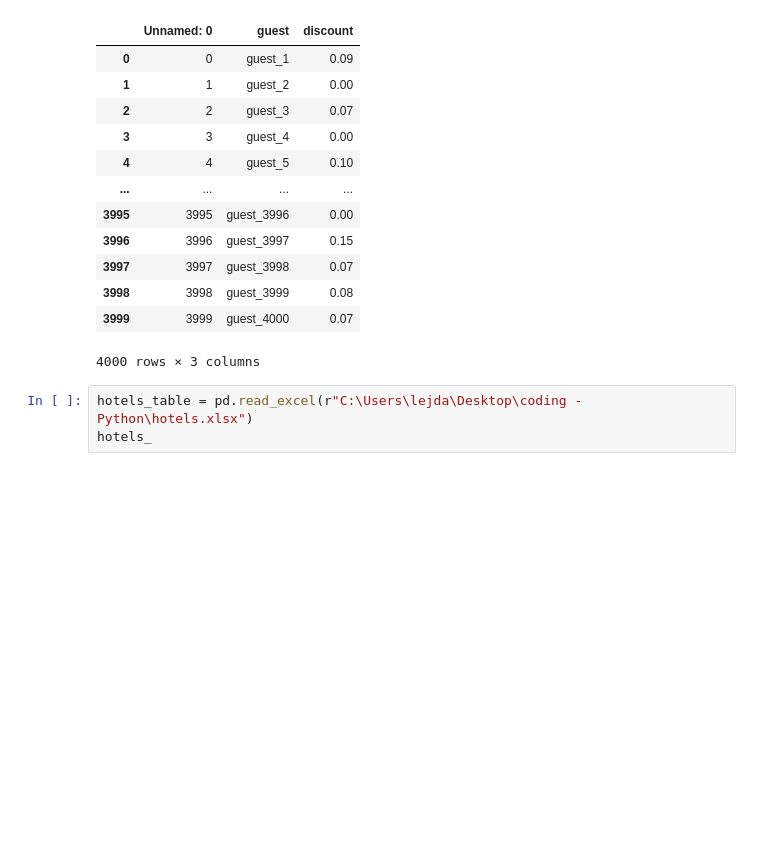
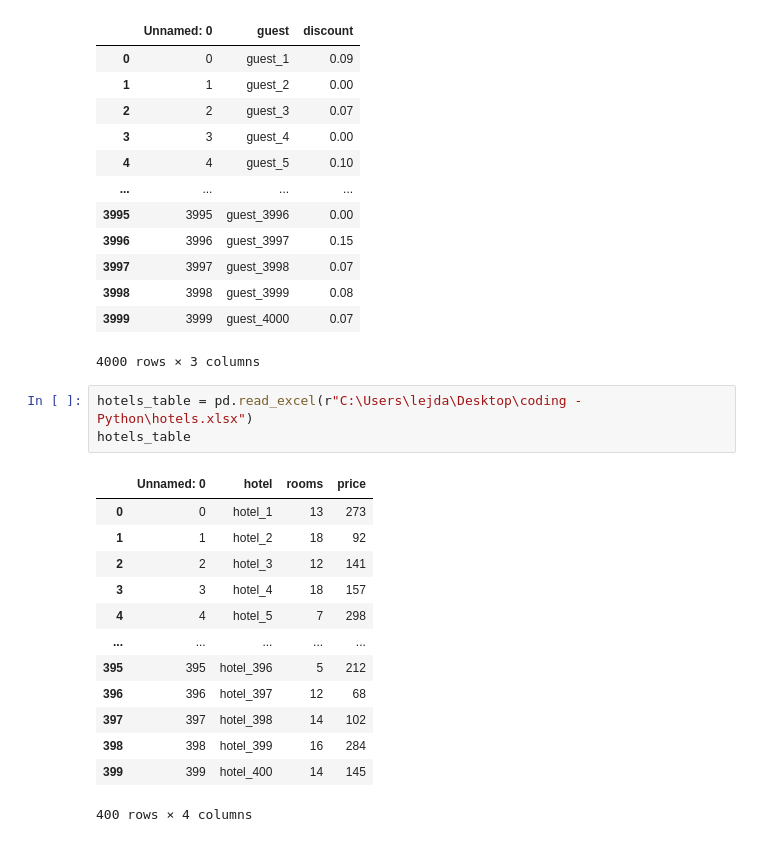
Before and after one commit to tundraparisi/dscoding-projects, a Jupyter notebook: lejda.kolaveri/hotel.project/hotel/project/HotelProject.ipynb, the cells around one changed output. Cells and saved outputs as stored; diff of their text form; blank space fills up the shorter version.

```diff
--- a/lejda.kolaveri/hotel.project/hotel/project/HotelProject.ipynb
+++ b/lejda.kolaveri/hotel.project/hotel/project/HotelProject.ipynb
@@ -23,4 +21,18 @@ guests_table
 4000 rows × 3 columns
 # %%
 hotels_table = pd.read_excel(r"C:\Users\lejda\Desktop\coding - Python\hotels.xlsx")
-hotels_
+hotels_table
+# %% [output]
+|  | Unnamed: 0 | hotel | rooms | price |
+| 0 | 0 | hotel_1 | 13 | 273 |
+| 1 | 1 | hotel_2 | 18 | 92 |
+| 2 | 2 | hotel_3 | 12 | 141 |
+| 3 | 3 | hotel_4 | 18 | 157 |
+| 4 | 4 | hotel_5 | 7 | 298 |
+| ... | ... | ... | ... | ... |
+| 395 | 395 | hotel_396 | 5 | 212 |
+| 396 | 396 | hotel_397 | 12 | 68 |
+| 397 | 397 | hotel_398 | 14 | 102 |
+| 398 | 398 | hotel_399 | 16 | 284 |
+| 399 | 399 | hotel_400 | 14 | 145 |
+400 rows × 4 columns
```
Also changed, not shown: parts of 9 cells of this notebook, 1 other file.
